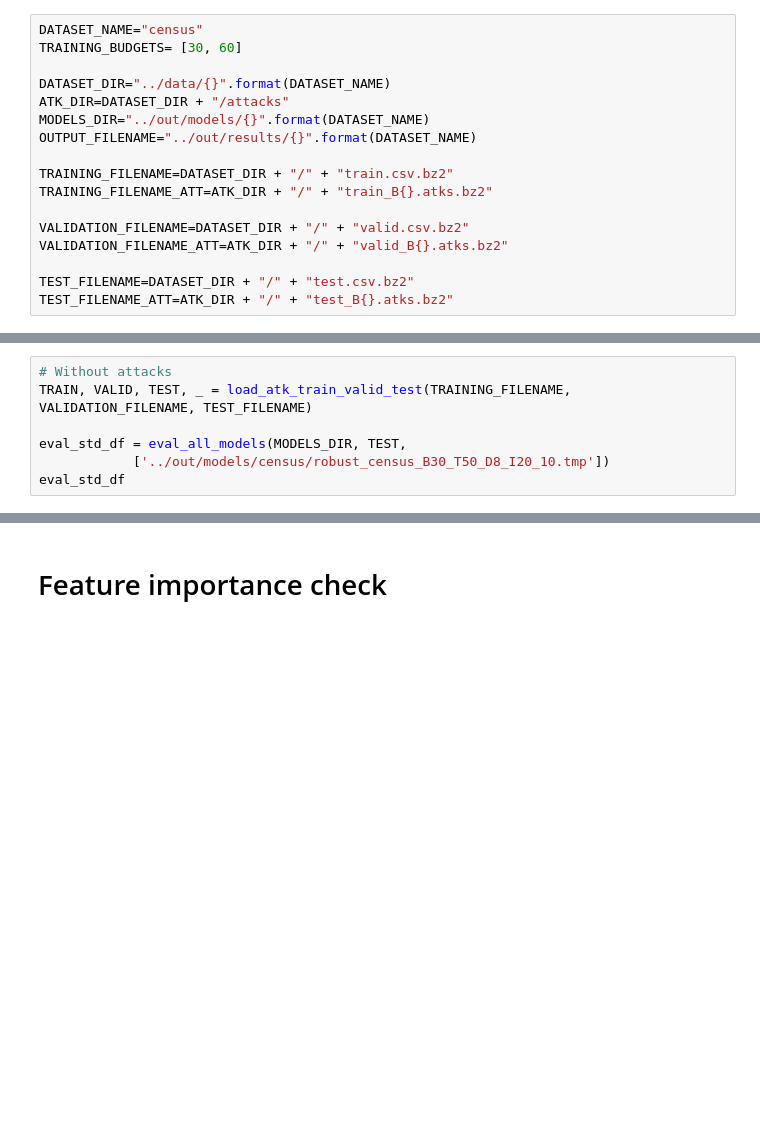
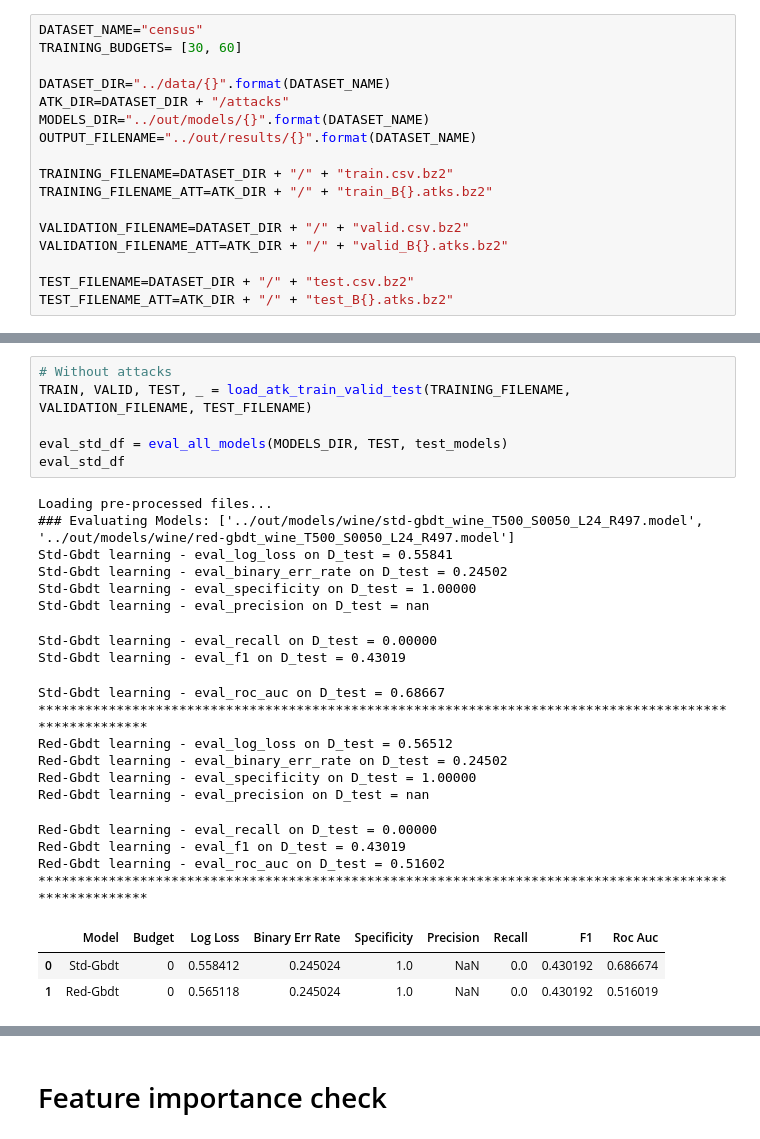
Before and after one commit to gtolomei/treant, a Jupyter notebook: src/Evaluation.ipynb, the cells around one changed output, grey strips where cells are left out. Cells and saved outputs as stored; diff of their text form; blank space fills up the shorter version.

```diff
--- a/src/Evaluation.ipynb
+++ b/src/Evaluation.ipynb
@@ -771,7 +820,28 @@ overall_df
 # %%
 # Without attacks
 TRAIN, VALID, TEST, _ = load_atk_train_valid_test(TRAINING_FILENAME, VALIDATION_FILENAME, TEST_FILENAME)
 
-eval_std_df = eval_all_models(MODELS_DIR, TEST,
-            ['../out/models/census/robust_census_B30_T50_D8_I20_10.tmp'])
+eval_std_df = eval_all_models(MODELS_DIR, TEST, test_models)
 eval_std_df
+# %% [output]
+Loading pre-processed files...
+### Evaluating Models: ['../out/models/wine/std-gbdt_wine_T500_S0050_L24_R497.model', '../out/models/wine/red-gbdt_wine_T500_S0050_L24_R497.model']
+Std-Gbdt learning - eval_log_loss on D_test = 0.55841
+Std-Gbdt learning - eval_binary_err_rate on D_test = 0.24502
+Std-Gbdt learning - eval_specificity on D_test = 1.00000
+Std-Gbdt learning - eval_precision on D_test = nan
+Std-Gbdt learning - eval_recall on D_test = 0.00000
+Std-Gbdt learning - eval_f1 on D_test = 0.43019
+Std-Gbdt learning - eval_roc_auc on D_test = 0.68667
+******************************************************************************************************
+Red-Gbdt learning - eval_log_loss on D_test = 0.56512
+Red-Gbdt learning - eval_binary_err_rate on D_test = 0.24502
+Red-Gbdt learning - eval_specificity on D_test = 1.00000
+Red-Gbdt learning - eval_precision on D_test = nan
+Red-Gbdt learning - eval_recall on D_test = 0.00000
+Red-Gbdt learning - eval_f1 on D_test = 0.43019
+Red-Gbdt learning - eval_roc_auc on D_test = 0.51602
+******************************************************************************************************
+|  | Model | Budget | Log Loss | Binary Err Rate | Specificity | Precision | Recall | F1 | Roc Auc |
+| 0 | Std-Gbdt | 0 | 0.558412 | 0.245024 | 1.0 | NaN | 0.0 | 0.430192 | 0.686674 |
+| 1 | Red-Gbdt | 0 | 0.565118 | 0.245024 | 1.0 | NaN | 0.0 | 0.430192 | 0.516019 |
```
Also changed, not shown: parts of 8 cells of this notebook, 1 other file.
